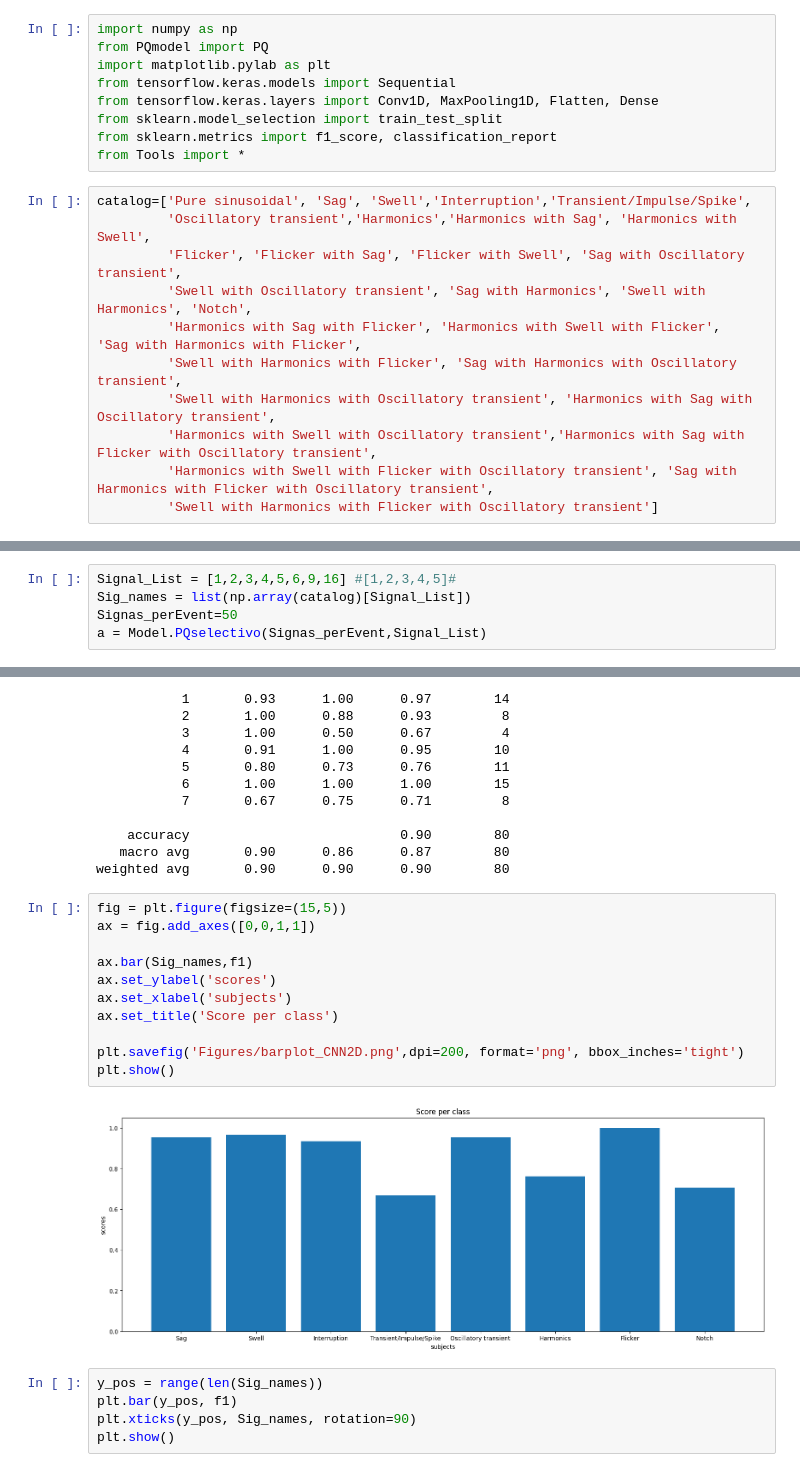
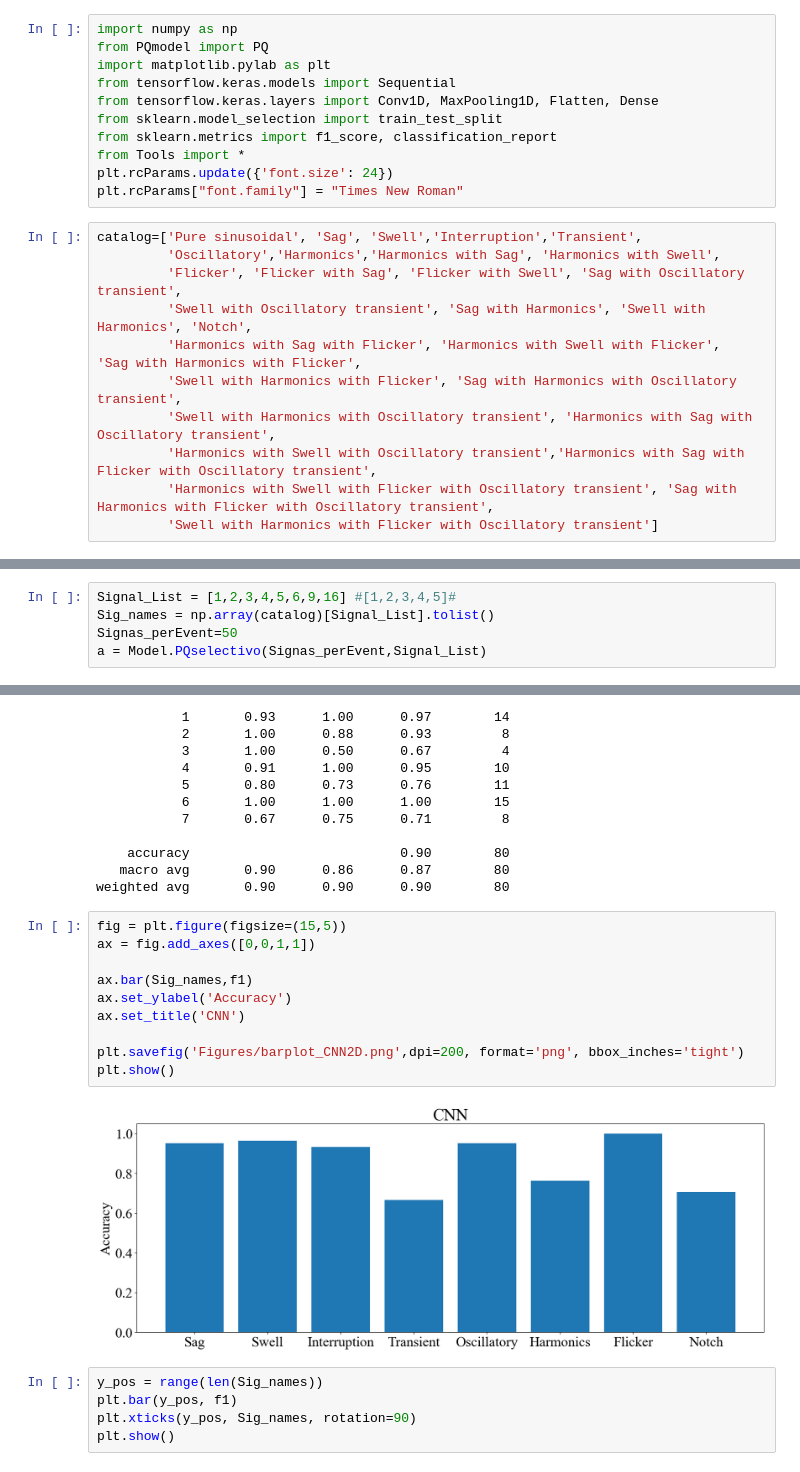
Before and after one commit to Micke1995/PQ_SyDa, a Jupyter notebook: CNN2D.ipynb, the cells around one changed output, grey strips where cells are left out. Cells and saved outputs as stored; diff of their text form.

```diff
--- a/CNN2D.ipynb
+++ b/CNN2D.ipynb
@@ -7,9 +7,11 @@ from tensorflow.keras.layers import Conv1D, MaxPooling1D, Flatten, Dense
 from sklearn.model_selection import train_test_split
 from sklearn.metrics import f1_score, classification_report
 from Tools import *
+plt.rcParams.update({'font.size': 24})
+plt.rcParams["font.family"] = "Times New Roman"
 # %%
-catalog=['Pure sinusoidal', 'Sag', 'Swell','Interruption','Transient/Impulse/Spike',
-         'Oscillatory transient','Harmonics','Harmonics with Sag', 'Harmonics with Swell',
+catalog=['Pure sinusoidal', 'Sag', 'Swell','Interruption','Transient',
+         'Oscillatory','Harmonics','Harmonics with Sag', 'Harmonics with Swell',
          'Flicker', 'Flicker with Sag', 'Flicker with Swell', 'Sag with Oscillatory transient',
          'Swell with Oscillatory transient', 'Sag with Harmonics', 'Swell with Harmonics', 'Notch',
          'Harmonics with Sag with Flicker', 'Harmonics with Swell with Flicker',  'Sag with Harmonics with Flicker',
@@ -27,7 +29,7 @@ Model = PQ(Cicles=ciclos,FS=fs,Frecuency=freq,InicioDisturbio=0,PeriodoDisturbio
 t = np.linspace(0,ciclos/freq,int(mpc*ciclos))
 # %%
 Signal_List = [1,2,3,4,5,6,9,16] #[1,2,3,4,5]#
-Sig_names = list(np.array(catalog)[Signal_List])
+Sig_names = np.array(catalog)[Signal_List].tolist()
 Signas_perEvent=50
 a = Model.PQselectivo(Signas_perEvent,Signal_List)
 # %%
@@ -153,16 +155,15 @@ weighted avg       0.90      0.90      0.90        80
 # %%
 fig = plt.figure(figsize=(15,5))
 ax = fig.add_axes([0,0,1,1])
 
 ax.bar(Sig_names,f1)
-ax.set_ylabel('scores')
-ax.set_xlabel('subjects')
-ax.set_title('Score per class')
+ax.set_ylabel('Accuracy')
+ax.set_title('CNN')
 
 plt.savefig('Figures/barplot_CNN2D.png',dpi=200, format='png', bbox_inches='tight')
 plt.show()
 # %% [output]
-[figure, old version]
+[figure, new version]
 # %%
 y_pos = range(len(Sig_names))
 plt.bar(y_pos, f1)
```
Also changed, not shown: parts of 1 cell of this notebook, 1 other file.
